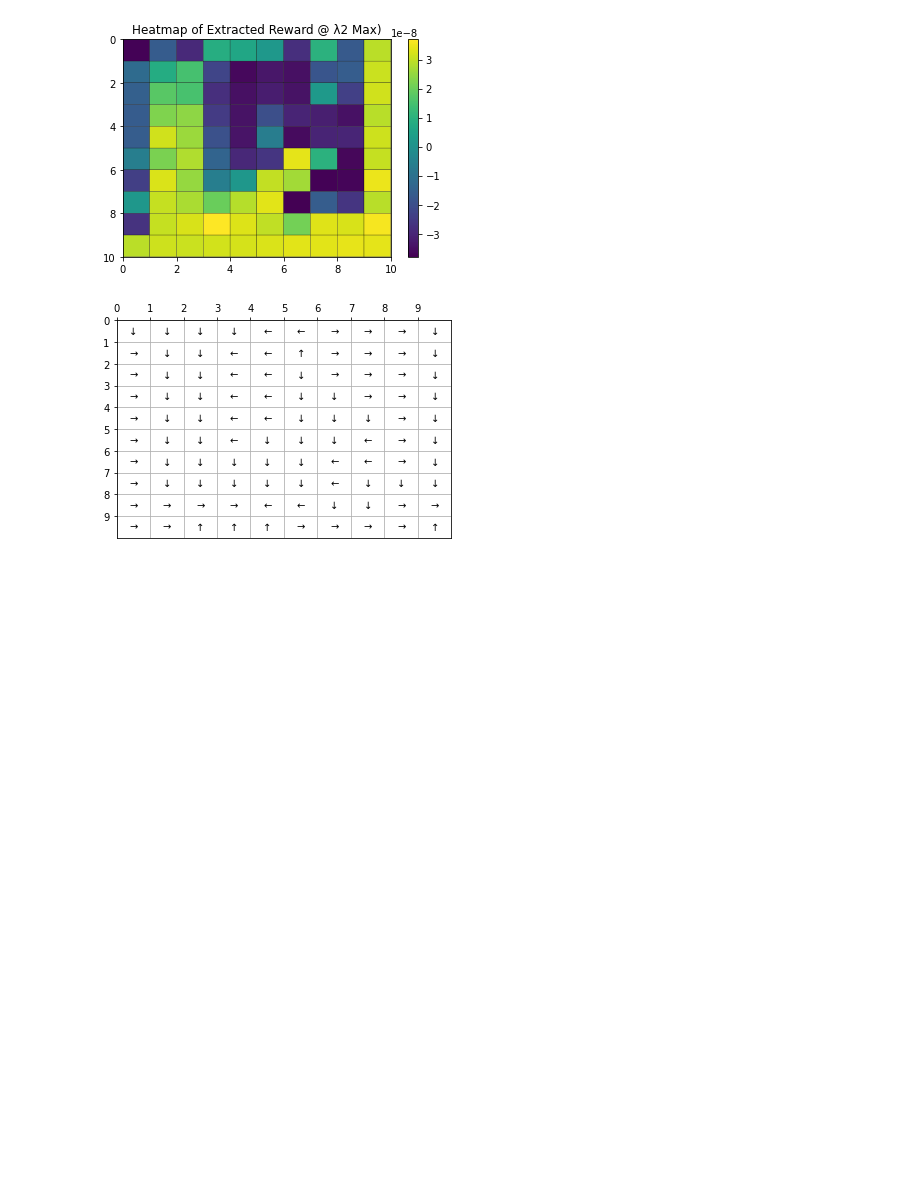
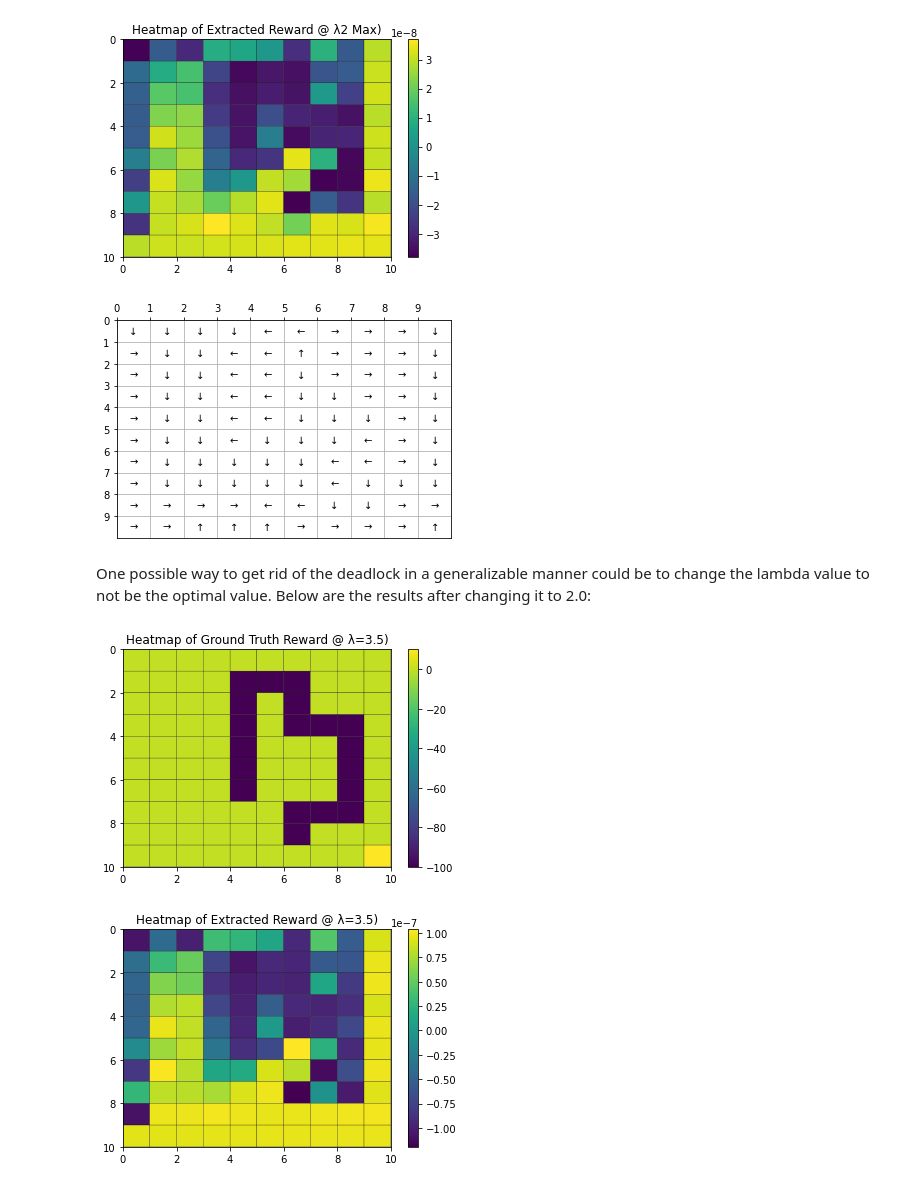
Before and after one commit to morgworth/ece232_team, a Jupyter notebook: Project 3/Project 3.ipynb, the cells around one changed output. Saved outputs shown, nothing was run; the diff lists cells and outputs as text; code cells hidden in the pictures; blank space fills up the shorter version.

```diff
--- a/Project 3/Project 3.ipynb
+++ b/Project 3/Project 3.ipynb
@@ -1037,3 +1041,26 @@ plt.show()
 policy = find_policy(state_space, r2, P_up, P_down, P_left, P_right, w, gamma, epsilon)
 # %% [output]
 [figure]
+# %% [markdown]
+One possible way to get rid of the deadlock in a generalizable manner could be to change the lambda value to not be the optimal value. Below are the results after changing it to 2.0:
+# %%
+#get the reward function for the extracted reward at reward 2 max
+c, D, b = make_D_matrix(o_e, p, 1, gamma, 0.5, maximum)
+irl_solve = solvers.lp(matrix(c), matrix(D), matrix(b))
+r2 = np.array(irl_solve['x'][:100]).reshape(10,10).T
+
+#Plot heatmaps
+plt.pcolor(reward_fnx2, edgecolors='black')
+plt.gca().invert_yaxis()
+plt.colorbar()
+plt.title("Heatmap of Ground Truth Reward @ λ=3.5)")
+plt.show()
+
+plt.pcolor(r2, edgecolors='black')
+plt.gca().invert_yaxis()
+plt.colorbar()
+plt.title("Heatmap of Extracted Reward @ λ=3.5)")
+plt.show()
+# %% [output]
+[figure, added]
+[figure, added]
```
Also changed, not shown: parts of 9 cells of this notebook.
